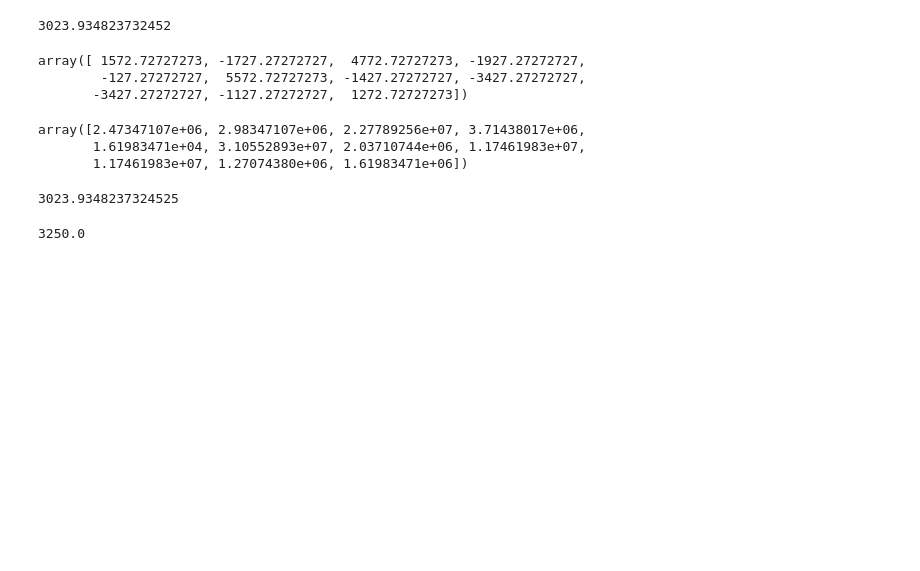
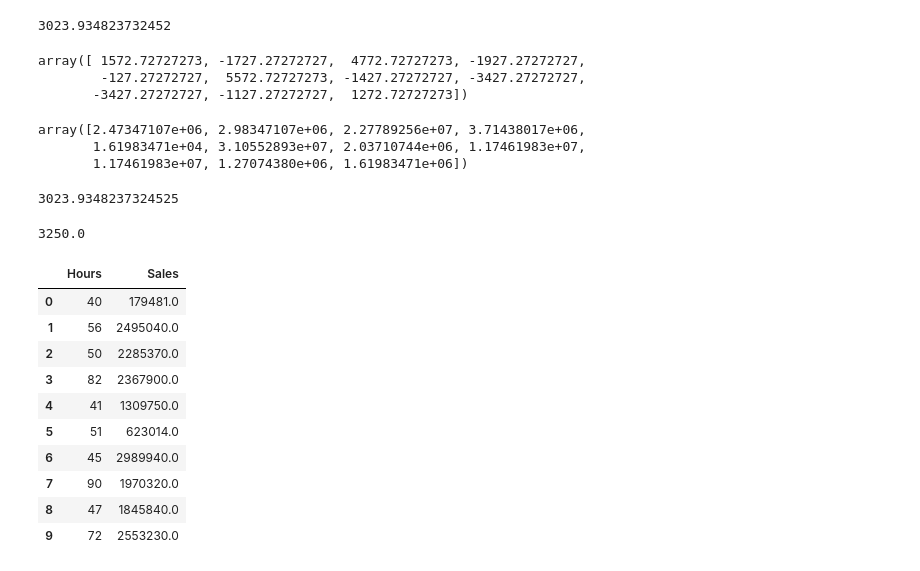
Before and after one commit to ragu8/SQL_FOR_DATA_ANALYTICS, a Jupyter notebook: CHAPTER_01/Understanding and Describing Data.ipynb, the cells around one changed output. Saved outputs shown, nothing was run; the diff lists cells and outputs as text; code cells hidden in the pictures; blank space fills up the shorter version.

```diff
--- a/CHAPTER_01/Understanding and Describing Data.ipynb
+++ b/CHAPTER_01/Understanding and Describing Data.ipynb
@@ -150,3 +150,19 @@ IQR
 3250.0
 # %%
 # Exercise 5: Calculating the Pearson Correlation Coefficient for Two Variables
+# %%
+# Loading the data from db
+data = pd.read_sql_query("SELECT * FROM dealership ",conn)
+data
+# %% [output]
+|  | Hours | Sales |
+| 0 | 40 | 179481.0 |
+| 1 | 56 | 2495040.0 |
+| 2 | 50 | 2285370.0 |
+| 3 | 82 | 2367900.0 |
+| 4 | 41 | 1309750.0 |
+| 5 | 51 | 623014.0 |
+| 6 | 45 | 2989940.0 |
+| 7 | 90 | 1970320.0 |
+| 8 | 47 | 1845840.0 |
+| 9 | 72 | 2553230.0 |
```
Also changed, not shown: parts of 8 cells of this notebook.
